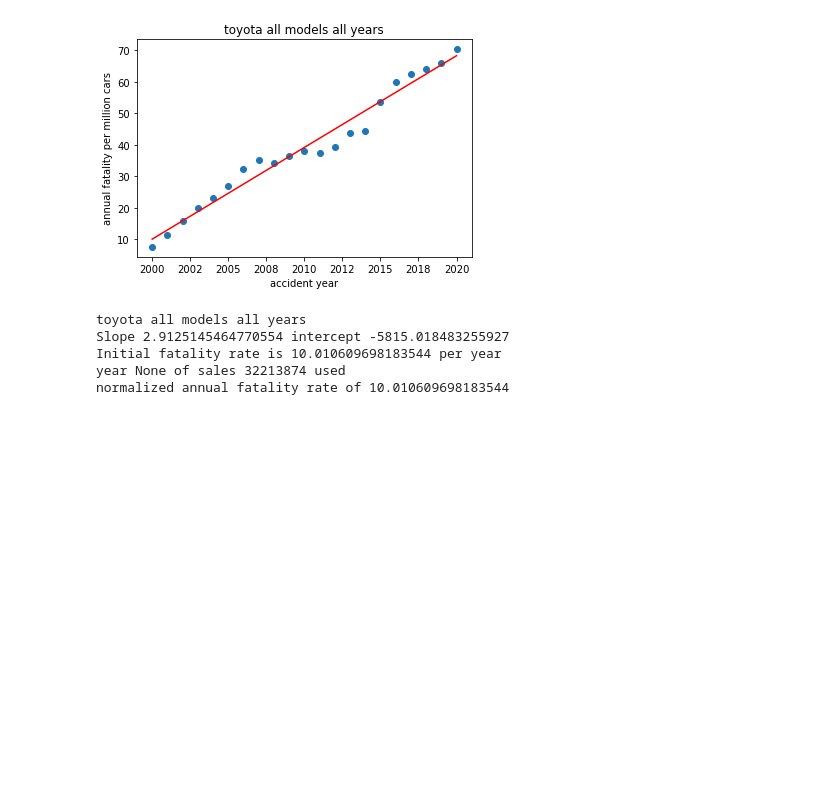
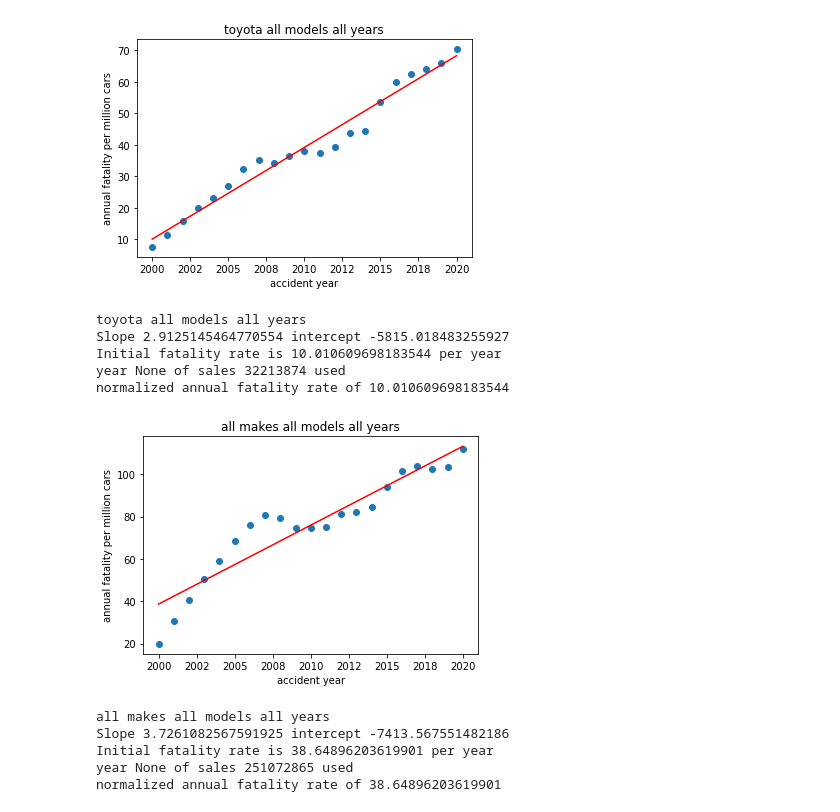
Before and after one commit to bsoo920/gatech-how-safe-is-your-car, a Jupyter notebook: ex_import_4GUI.ipynb, the cells around one changed output. Saved outputs shown, nothing was run; the diff lists cells and outputs as text; code cells hidden in the pictures; blank space fills up the shorter version.

```diff
--- a/ex_import_4GUI.ipynb
+++ b/ex_import_4GUI.ipynb
@@ -90,3 +90,25 @@ Slope 2.9125145464770554 intercept -5815.018483255927
 Initial fatality rate is 10.010609698183544 per year
 year None of sales 32213874 used
 normalized annual fatality rate of 10.010609698183544
+# %%
+# With Chart
+# All model years, Toyota (49) All models
+dfMasterCrashAgg, dfSales = getData()
+
+year, sales = lookupSales(dfSales, Sales_Year=None, Make_ID=None, Model_ID=None, verbose=False)
+
+
+dfagg2 = reaggregate(dfMasterCrashAgg, groupBy=['ACC_YEAR'])
+
+_,_, fatality = linear_regress(dfagg2,'all makes all models all years' , filterCondition=None
+                               , denom=sales, showPlot=True)
+
+print(f'year {year} of sales {sales} used')
+print(f'normalized annual fatality rate of {fatality}')
+# %% [output]
+[figure, added]
+all makes all models all years
+Slope 3.7261082567591925 intercept -7413.567551482186
+Initial fatality rate is 38.64896203619901 per year
+year None of sales 251072865 used
+normalized annual fatality rate of 38.64896203619901
```
Also changed, not shown: 1 other file.
